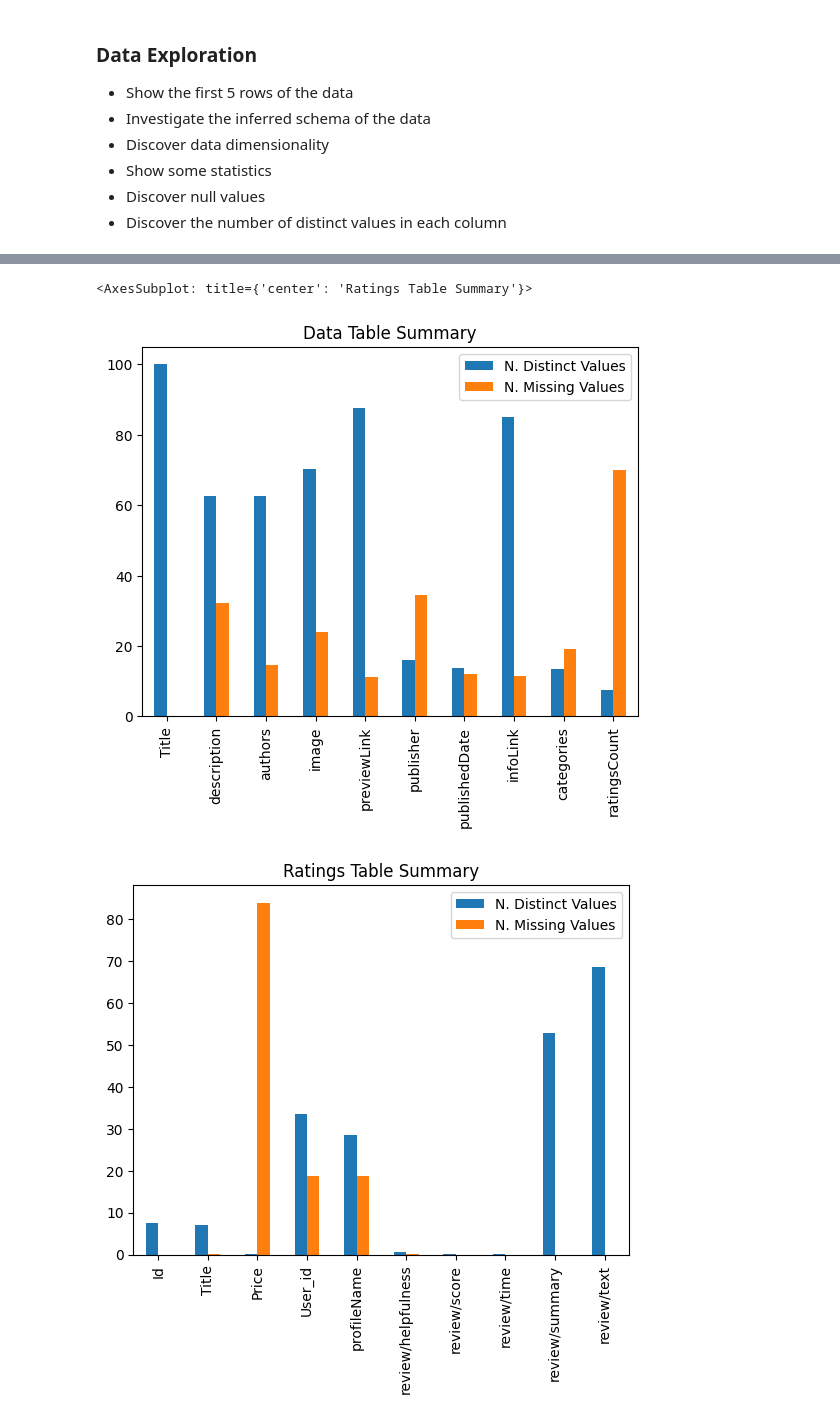
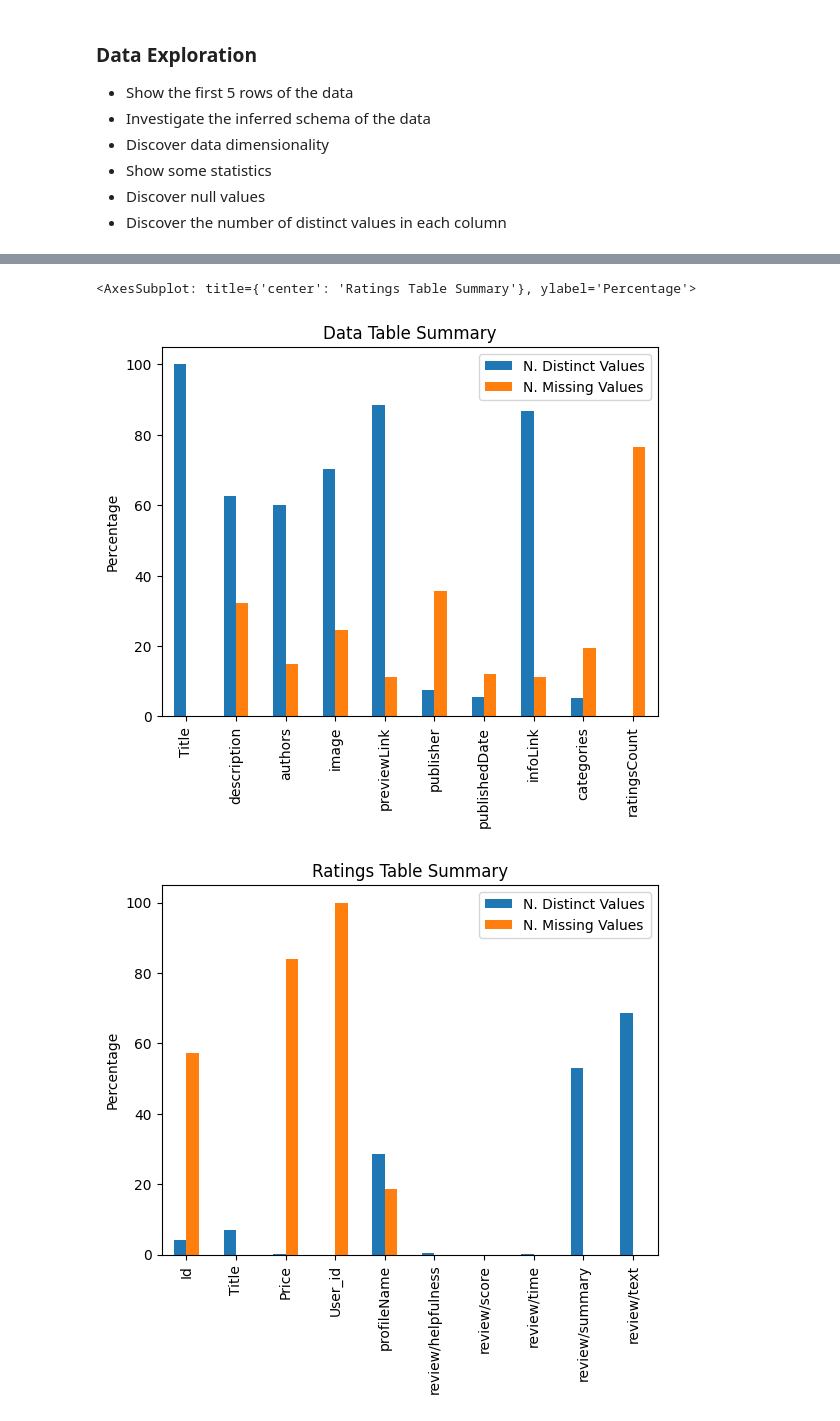
Before and after one commit to AndreaAlberti07/Amazon-books-reviews-ML, a Jupyter notebook: notebooks/spark/Spark_prior_analysis.ipynb, the cells around one changed output, grey strips where cells are left out. Cells and saved outputs as stored; diff of their text form; code cells hidden in the pictures.

```diff
--- a/notebooks/spark/Spark_prior_analysis.ipynb
+++ b/notebooks/spark/Spark_prior_analysis.ipynb
@@ -31,6 +33,20 @@ To adjust logging level use sc.setLogLevel(newLevel). For SparkR, use setLogLeve
 spark_session = ps.sql.SparkSession(sc)
 
 # Define schema for better manipulation
+
+data_schema = StructType([
+    StructField("Title", StringType(), True),
+    StructField("description", StringType(), True),
+    StructField("authors", StringType(), True),
+    StructField("image", StringType(), True),
+    StructField("previewLink", StringType(), True),
+    StructField("publisher", StringType(), True),
+    StructField("publishedDate", StringType(), True),
+    StructField("infoLink", StringType(), True),
+    StructField("categories", StringType(), True),
+    StructField("ratingsCount", FloatType(), True)
+])
+
 ratings_schema = StructType([
     StructField("Id", IntegerType(), True),
     StructField("Title", StringType(), True),
@@ -44,24 +60,12 @@ ratings_schema = StructType([
     StructField("review/text", StringType(), True)
 ])
 
-data_schema = StructType([
-    StructField("Title", StringType(), True),
-    StructField("description", StringType(), True),
-    StructField("authors", StringType(), True),
-    StructField("image", StringType(), True),
-    StructField("previewLink", StringType(), True),
-    StructField("publisher", StringType(), True),
-    StructField("publishedDate", StringType(), True),
-    StructField("infoLink", StringType(), True),
-    StructField("categories", StringType(), True),
-    StructField("ratingsCount", IntegerType(), True)
-])
 
 # Load the data
 # name = 'davideligari'
 name = 'andreaalberti'
-df_data = spark_session.read.csv('hdfs://localhost:9900/user/'+name+'/book_reviews/books_data.csv', header=True, schema=data_schema)
-df_ratings = spark_session.read.csv('hdfs://localhost:9900/user/'+name+'/book_reviews/books_rating.csv', header=True, schema=ratings_schema)
+df_data = spark_session.read.option('escape','"').csv('hdfs://localhost:9900/user/'+name+'/book_reviews/books_data.csv', header=True, schema=data_schema)
+df_ratings = spark_session.read.option('escape','"').csv('hdfs://localhost:9900/user/'+name+'/book_reviews/books_rating.csv', header=True, schema=ratings_schema)
 # %% [markdown]
 ### Data Exploration
 
@@ -191,10 +229,10 @@ df_ratings_pandas['N. Missing Values'] = (df_ratings_pandas_tmp.loc[0, :]/df_rat
 # %%
 #df_data_pandas.set_index('Column', inplace=True)
-df_data_pandas.plot(title='Data Table Summary', kind='bar')
+df_data_pandas.plot(title='Data Table Summary', kind='bar', ylabel='Percentage')
 
 #df_ratings_pandas.set_index('Column', inplace=True)
-df_ratings_pandas.plot(title='Ratings Table Summary', kind='bar')
+df_ratings_pandas.plot(title='Ratings Table Summary', kind='bar', ylabel='Percentage')
 # %% [output]
-<AxesSubplot: title={'center': 'Ratings Table Summary'}>
+<AxesSubplot: title={'center': 'Ratings Table Summary'}, ylabel='Percentage'>
-[figure, old version]
+[figure, new version]
-[figure, old version]
+[figure, new version]
```
Also changed, not shown: parts of 15 cells of this notebook.
